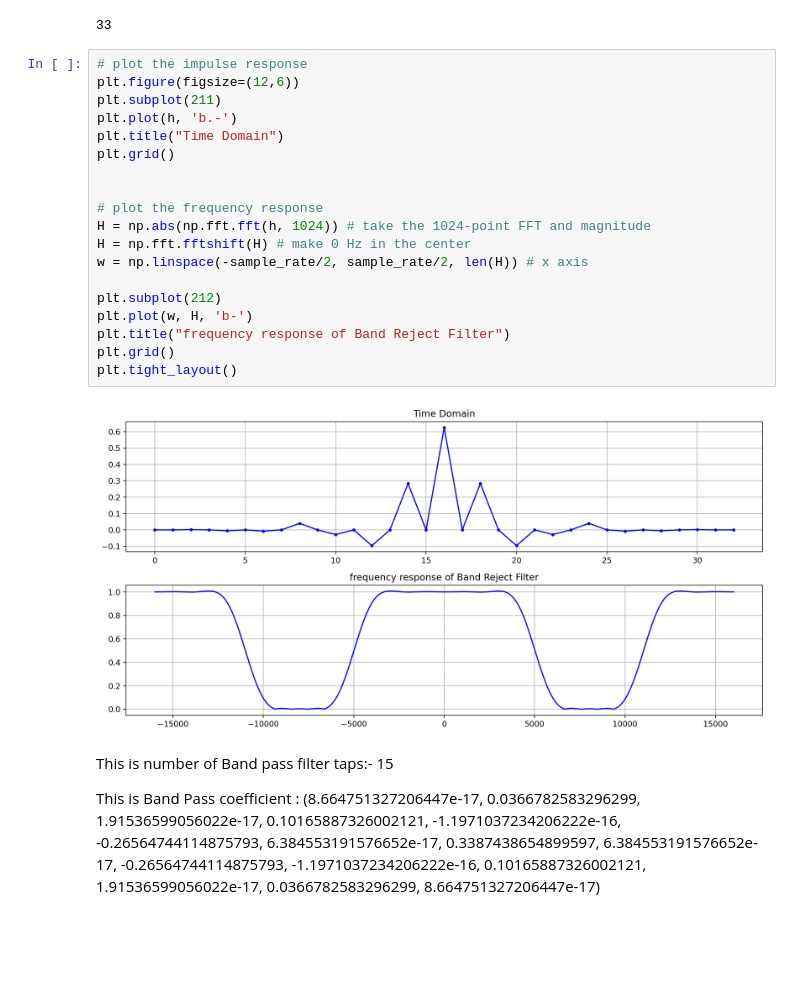
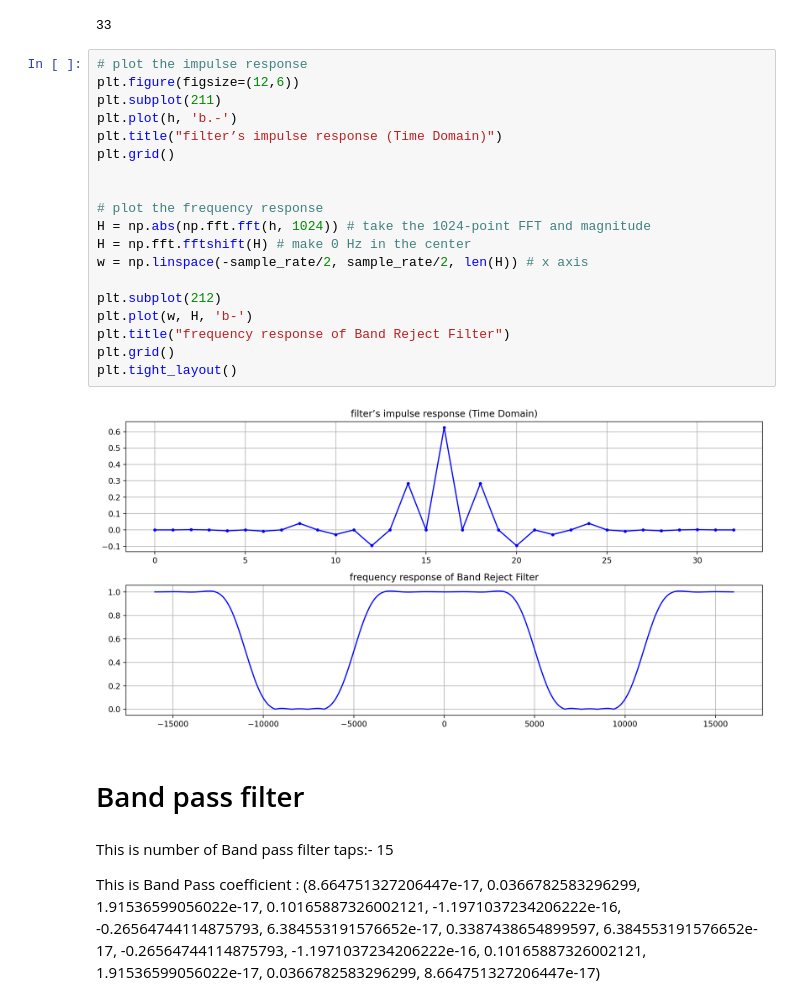
Before and after one commit to patel999jay/ECED4502---Digital-Signal-Processing, a Jupyter notebook: Lab 3/ECED4502_Lab3_Filter_Demo.ipynb, the cells around one changed output. Saved outputs shown, nothing was run; the diff lists cells and outputs as text; blank space fills up the shorter version.

```diff
--- a/Lab 3/ECED4502_Lab3_Filter_Demo.ipynb
+++ b/Lab 3/ECED4502_Lab3_Filter_Demo.ipynb
@@ -199,24 +212,26 @@ len(h)
 # %%
 # plot the impulse response
 plt.figure(figsize=(12,6))
 plt.subplot(211)
 plt.plot(h, 'b.-')
-plt.title("Time Domain")
+plt.title("filter’s impulse response (Time Domain)")
 plt.grid()
 
 
 # plot the frequency response
 H = np.abs(np.fft.fft(h, 1024)) # take the 1024-point FFT and magnitude
 H = np.fft.fftshift(H) # make 0 Hz in the center
 w = np.linspace(-sample_rate/2, sample_rate/2, len(H)) # x axis
 
 plt.subplot(212)
 plt.plot(w, H, 'b-')
 plt.title("frequency response of Band Reject Filter")
 plt.grid()
 plt.tight_layout()
 # %% [output]
-[figure, old version]
+[figure, new version]
+# %% [markdown]
+# Band pass filter
 # %% [markdown]
 This is number of Band pass filter taps:- 	 15
 
```
Also changed, not shown: parts of 13 cells of this notebook.
